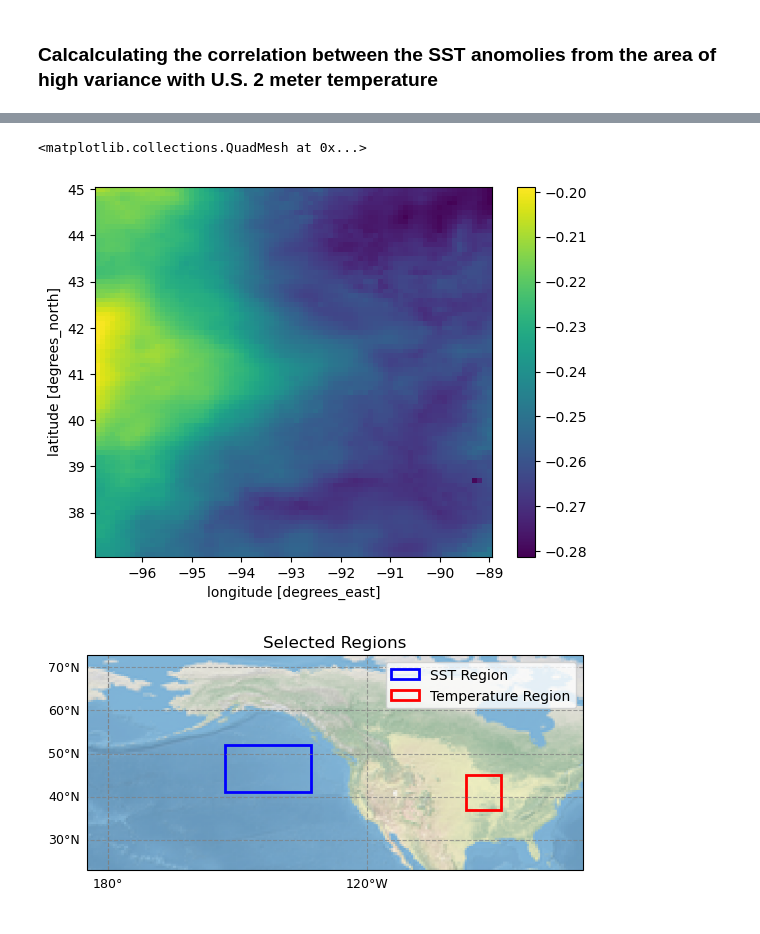
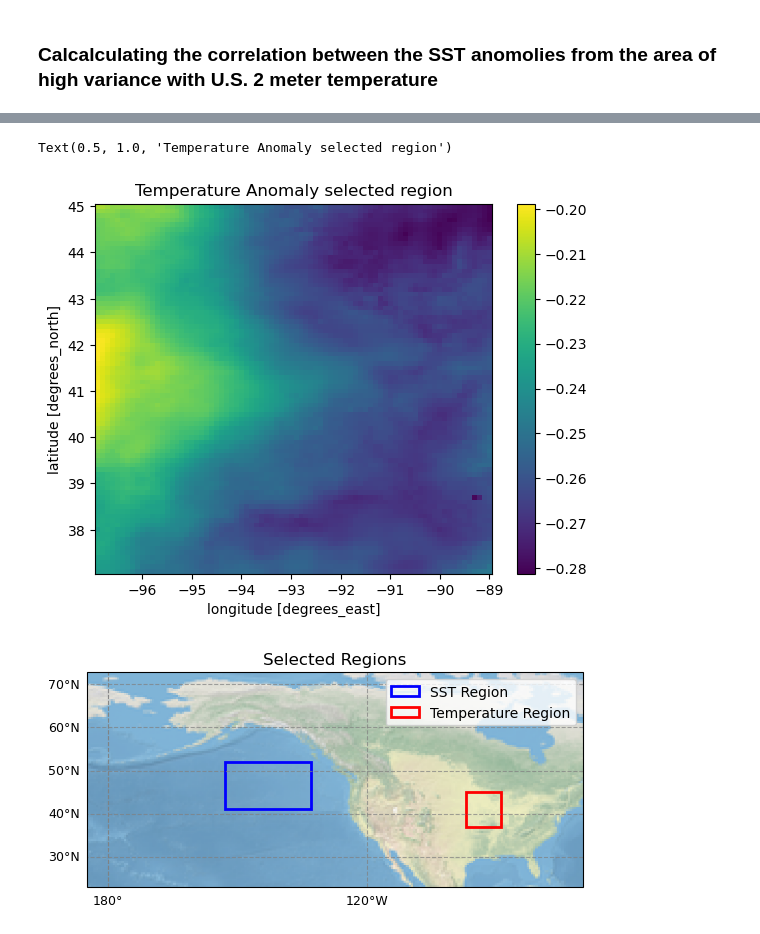
Before and after one commit to ptrierweiler/ATMS-523-Module-8, a Jupyter notebook: trierweiler_project.ipynb, the cells around one changed output, grey strips where cells are left out. Saved outputs shown, nothing was run; the diff lists cells and outputs as text; code cells hidden in the pictures.

```diff
--- a/trierweiler_project.ipynb
+++ b/trierweiler_project.ipynb
@@ -378,8 +376,9 @@ Text(0.5, 1.0, '')
 # %%
 out_corr.sel(latitude=slice(45,37),longitude=slice(-97,-89)).plot()
+plt.title("Temperature Anomaly selected region")
 # %% [output]
-<matplotlib.collections.QuadMesh at 0x...>
+Text(0.5, 1.0, 'Temperature Anomaly selected region')
-[figure, old version]
+[figure, new version]
 # %%
 ax = plt.axes(projection=ccrs.PlateCarree(central_longitude=180))
 ax.stock_img()
```
Also changed, not shown: parts of 17 cells of this notebook.
